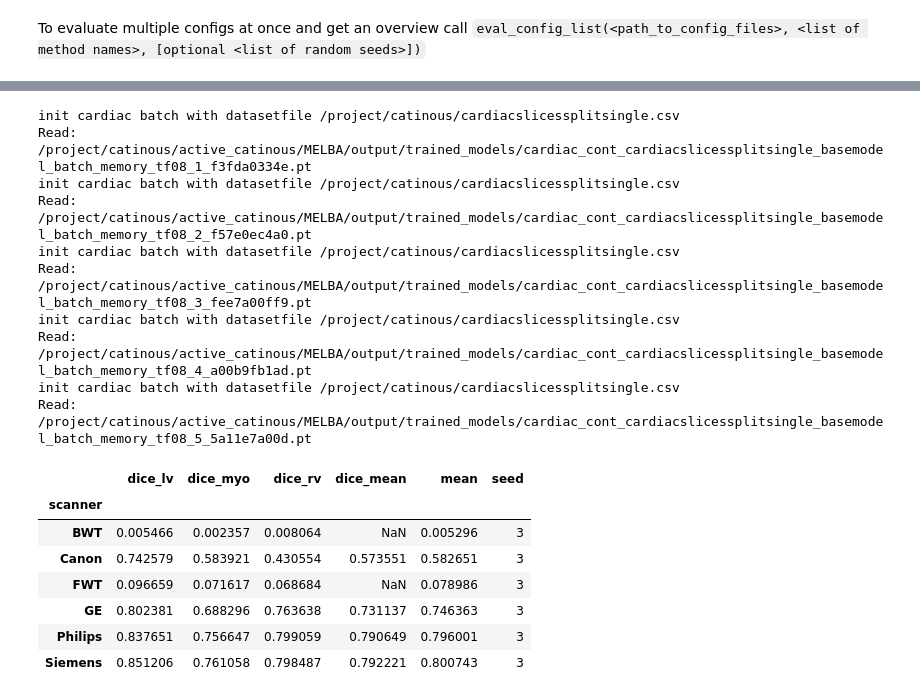
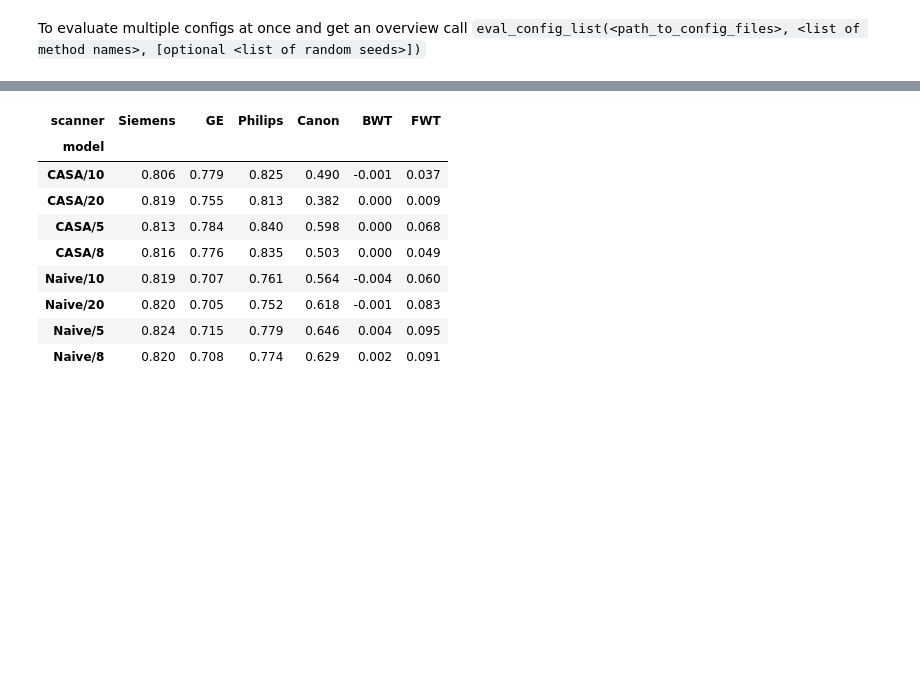
Before and after one commit to cirmuw/casa, a Jupyter notebook: evaluation/cardiac_evaluation.ipynb, the cells around one changed output, grey strips where cells are left out. Cells and saved outputs as stored; diff of their text form; code cells hidden in the pictures; blank space fills up the shorter version.

```diff
--- a/evaluation/cardiac_evaluation.ipynb
+++ b/evaluation/cardiac_evaluation.ipynb
@@ -131,22 +150,19 @@ Read: /project/catinous/active_catinous/MELBA/output/trained_models/cardiac_cont
-# %%
-eval_config('../training_configs/cardiac_naive.yml', seeds=[1, 2, 3, 4, 5], split=['val']).groupby('scanner').mean()
-# %% [output]
-init cardiac batch with datasetfile /project/catinous/cardiacslicessplitsingle.csv
-Read: /project/catinous/active_catinous/MELBA/output/trained_models/cardiac_cont_cardiacslicessplitsingle_basemodel_batch_memory_tf08_1_f3fda0334e.pt
-init cardiac batch with datasetfile /project/catinous/cardiacslicessplitsingle.csv
-Read: /project/catinous/active_catinous/MELBA/output/trained_models/cardiac_cont_cardiacslicessplitsingle_basemodel_batch_memory_tf08_2_f57e0ec4a0.pt
-init cardiac batch with datasetfile /project/catinous/cardiacslicessplitsingle.csv
-Read: /project/catinous/active_catinous/MELBA/output/trained_models/cardiac_cont_cardiacslicessplitsingle_basemodel_batch_memory_tf08_3_fee7a00ff9.pt
-init cardiac batch with datasetfile /project/catinous/cardiacslicessplitsingle.csv
-Read: /project/catinous/active_catinous/MELBA/output/trained_models/cardiac_cont_cardiacslicessplitsingle_basemodel_batch_memory_tf08_4_a00b9fb1ad.pt
-init cardiac batch with datasetfile /project/catinous/cardiacslicessplitsingle.csv
-Read: /project/catinous/active_catinous/MELBA/output/trained_models/cardiac_cont_cardiacslicessplitsingle_basemodel_batch_memory_tf08_5_5a11e7a00d.pt
-|  | dice_lv | dice_myo | dice_rv | dice_mean | mean | seed |
-| scanner |  |  |  |  |  |  |
-| BWT | 0.005466 | 0.002357 | 0.008064 | NaN | 0.005296 | 3 |
-| Canon | 0.742579 | 0.583921 | 0.430554 | 0.573551 | 0.582651 | 3 |
-| FWT | 0.096659 | 0.071617 | 0.068684 | NaN | 0.078986 | 3 |
-| GE | 0.802381 | 0.688296 | 0.763638 | 0.731137 | 0.746363 | 3 |
-| Philips | 0.837651 | 0.756647 | 0.799059 | 0.790649 | 0.796001 | 3 |
-| Siemens | 0.851206 | 0.761058 | 0.798487 | 0.792221 | 0.800743 | 3 |
+# %%
+df_overview = eval_config_list(['../training_configs/cardiac_naive_5.yml', '../training_configs/cardiac_naive_8.yml',
+                                '../training_configs/cardiac_naive_10.yml', '../training_configs/cardiac_naive_20.yml',
+                                '../training_configs/cardiac_casa_5.yml',  '../training_configs/cardiac_casa_8.yml',
+                                '../training_configs/cardiac_casa_10.yml',  '../training_configs/cardiac_casa_20.yml'],
+                               ['Naive/5', 'Naive/8', 'Naive/10', 'Naive/20', 'CASA/5', 'CASA/8', 'CASA/10', 'CASA/20'], seeds=[1, 2, 3, 4, 5])
+df_overview[['Siemens', 'GE', 'Philips', 'Canon', 'BWT', 'FWT']]
+# %% [output]
+| scanner | Siemens | GE | Philips | Canon | BWT | FWT |
+| model |  |  |  |  |  |  |
+| CASA/10 | 0.806 | 0.779 | 0.825 | 0.490 | -0.001 | 0.037 |
+| CASA/20 | 0.819 | 0.755 | 0.813 | 0.382 | 0.000 | 0.009 |
+| CASA/5 | 0.813 | 0.784 | 0.840 | 0.598 | 0.000 | 0.068 |
+| CASA/8 | 0.816 | 0.776 | 0.835 | 0.503 | 0.000 | 0.049 |
+| Naive/10 | 0.819 | 0.707 | 0.761 | 0.564 | -0.004 | 0.060 |
+| Naive/20 | 0.820 | 0.705 | 0.752 | 0.618 | -0.001 | 0.083 |
+| Naive/5 | 0.824 | 0.715 | 0.779 | 0.646 | 0.004 | 0.095 |
+| Naive/8 | 0.820 | 0.708 | 0.774 | 0.629 | 0.002 | 0.091 |
 # %%
```
Also changed, not shown: parts of 26 cells of this notebook, 19 other files.
